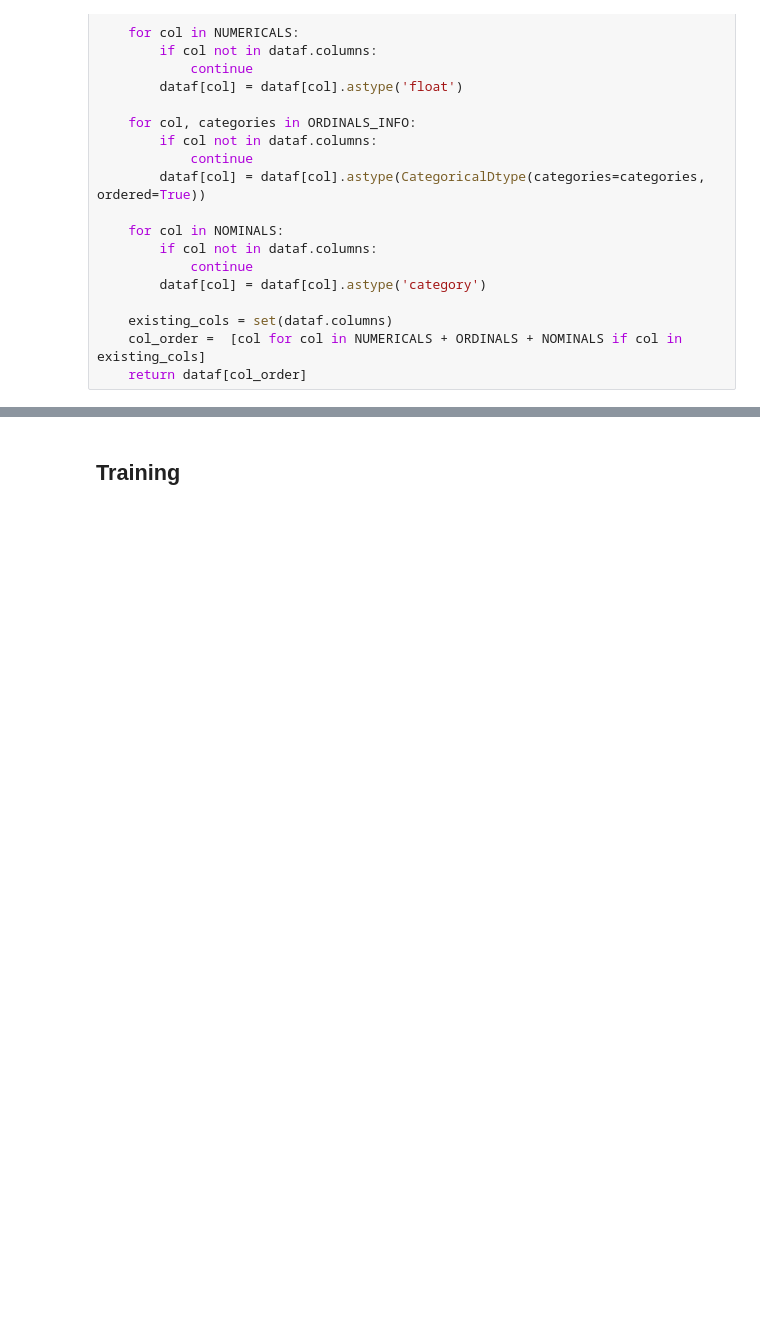
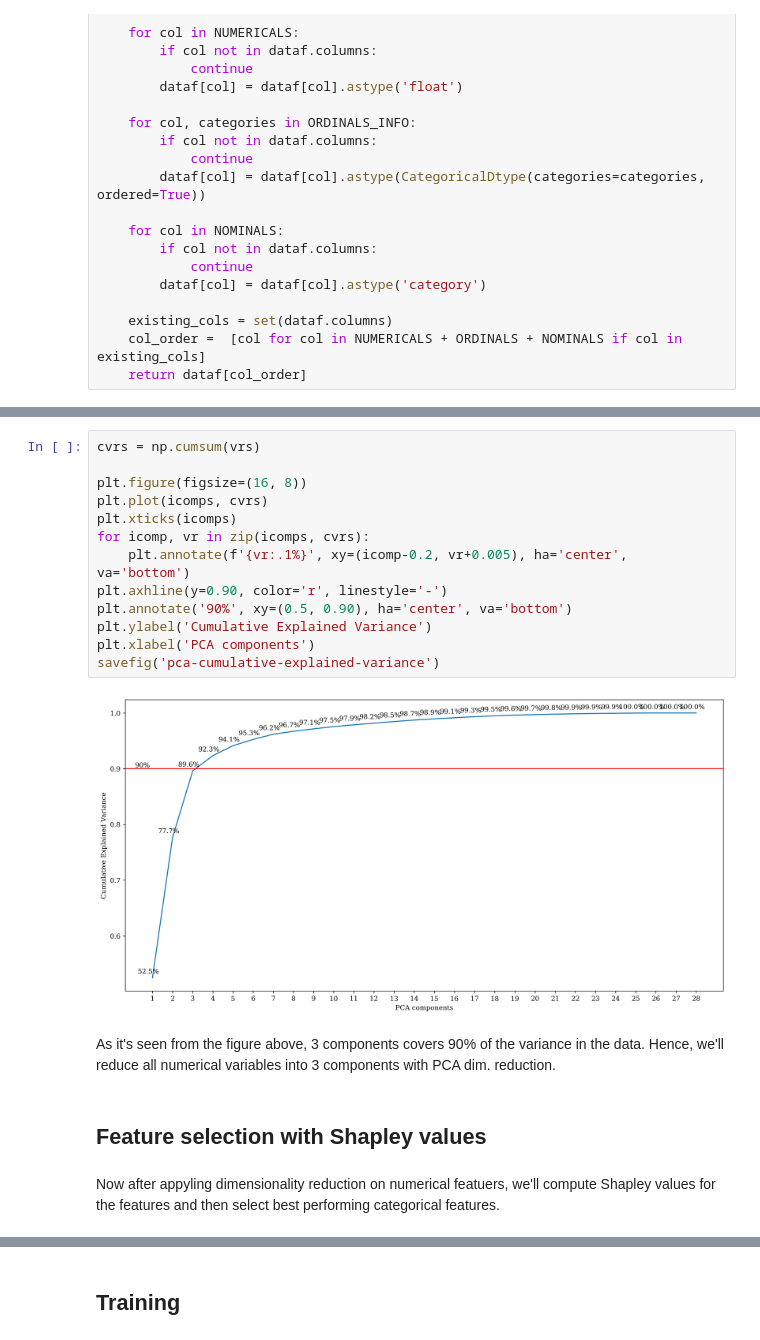
Before and after one commit to bdsaglam/di501, a Jupyter notebook: term-project/nbs/nb2-training.ipynb, the cells around one changed output, grey strips where cells are left out. Saved outputs shown, nothing was run; the diff lists cells and outputs as text; blank space fills up the shorter version.

```diff
--- a/term-project/nbs/nb2-training.ipynb
+++ b/term-project/nbs/nb2-training.ipynb
@@ -251,0 +329,21 @@ def prepare_dataset(dataf):
+# %%
+cvrs = np.cumsum(vrs)
+
+plt.figure(figsize=(16, 8))
+plt.plot(icomps, cvrs)
+plt.xticks(icomps)
+for icomp, vr in zip(icomps, cvrs):
+    plt.annotate(f'{vr:.1%}', xy=(icomp-0.2, vr+0.005), ha='center', va='bottom')
+plt.axhline(y=0.90, color='r', linestyle='-')
+plt.annotate('90%', xy=(0.5, 0.90), ha='center', va='bottom')
+plt.ylabel('Cumulative Explained Variance')
+plt.xlabel('PCA components')
+savefig('pca-cumulative-explained-variance')
+# %% [output]
+[figure, added]
+# %% [markdown]
+As it's seen from the figure above, 3 components covers 90% of the variance in the data. Hence, we'll reduce all numerical variables into 3 components with PCA dim. reduction.
+# %% [markdown]
+## Feature selection with Shapley values
+# %% [markdown]
+Now after appyling dimensionality reduction on numerical featuers, we'll compute Shapley values for the features and then select best performing categorical features.
```
Also changed, not shown: parts of 43 cells of this notebook, 11 other files.
